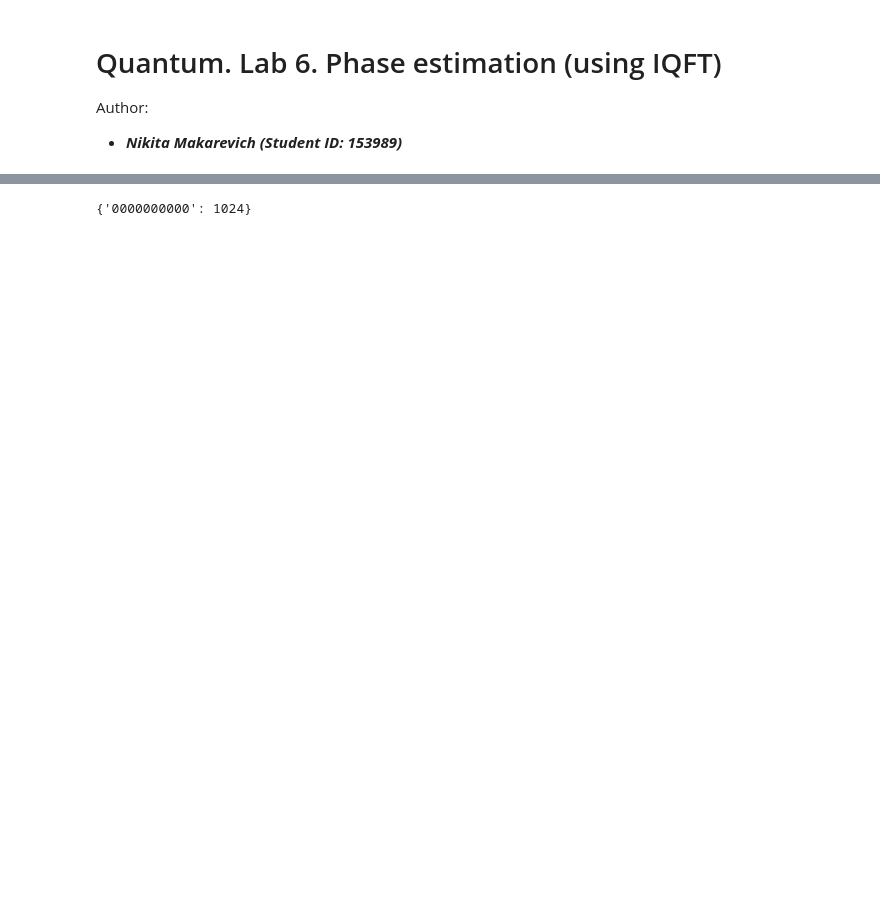
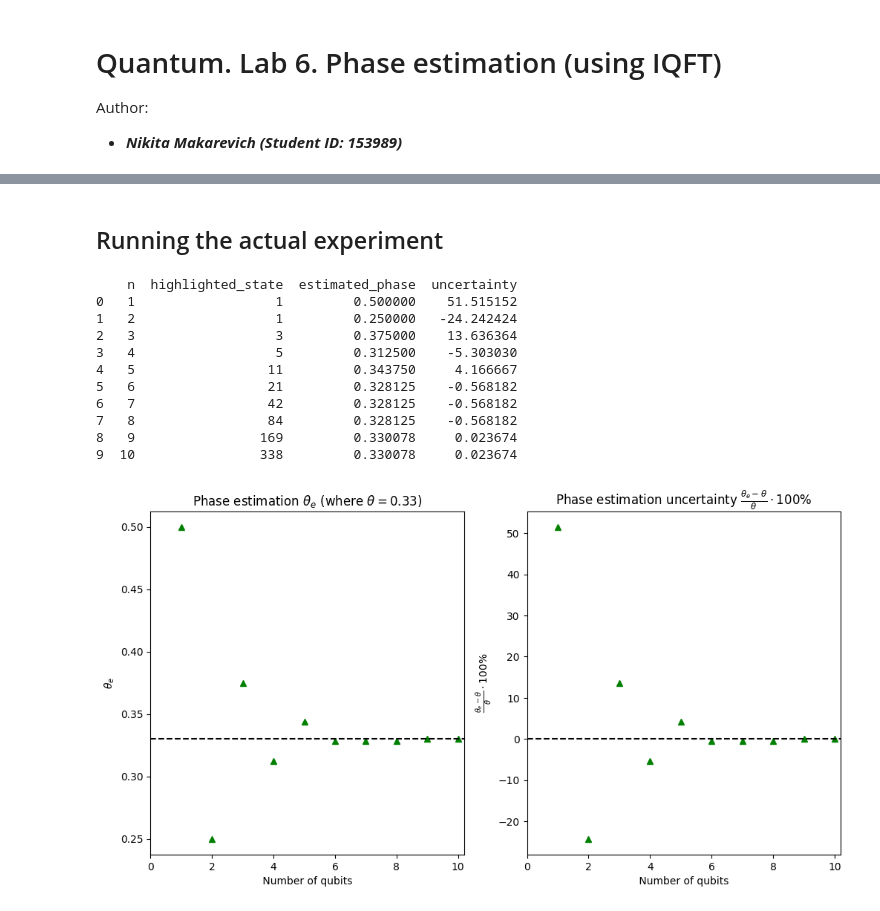
Before and after one commit to AmevinLS/quantum-uni, a Jupyter notebook: lab6/lab6.ipynb, the cells around one changed output, grey strips where cells are left out. Saved outputs shown, nothing was run; the diff lists cells and outputs as text; code cells hidden in the pictures; blank space fills up the shorter version.

```diff
--- a/lab6/lab6.ipynb
+++ b/lab6/lab6.ipynb
@@ -165,5 +112,3 @@ counts = run_phase_estimation_circuit(qc)
-# %%
-counts
-# %% [output]
-{'0000000000': 1024}
+# %% [markdown]
+## Running the actual experiment
 # %%
@@ -196,0 +154,16 @@ plot_phase_estimation(ns=list(range(1, 11)), m=10, theta=0.70)
+# %%
+THETA: float = 0.33
+show_phase_estimation_experiment(ns=list(range(1, 11)), theta=THETA)
+# %% [output]
+    n  highlighted_state  estimated_phase  uncertainty
+0   1                  1         0.500000    51.515152
+1   2                  1         0.250000   -24.242424
+2   3                  3         0.375000    13.636364
+3   4                  5         0.312500    -5.303030
+4   5                 11         0.343750     4.166667
+5   6                 21         0.328125    -0.568182
+6   7                 42         0.328125    -0.568182
+7   8                 84         0.328125    -0.568182
+8   9                169         0.330078     0.023674
+9  10                338         0.330078     0.023674
+[figure, added]
```
Also changed, not shown: parts of 8 cells of this notebook.
